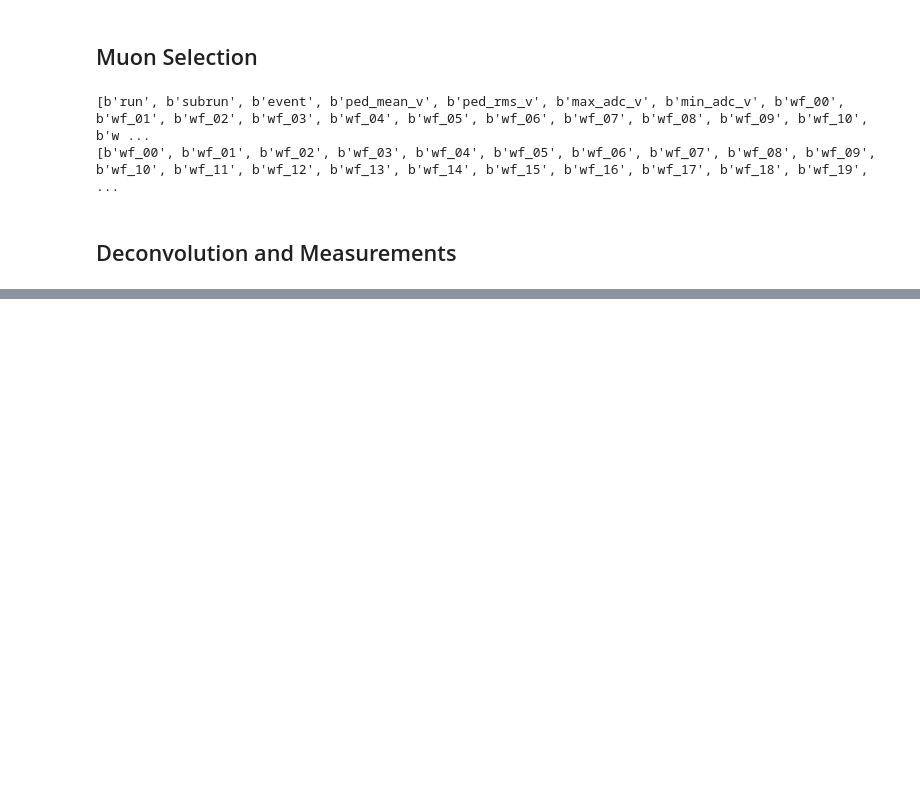
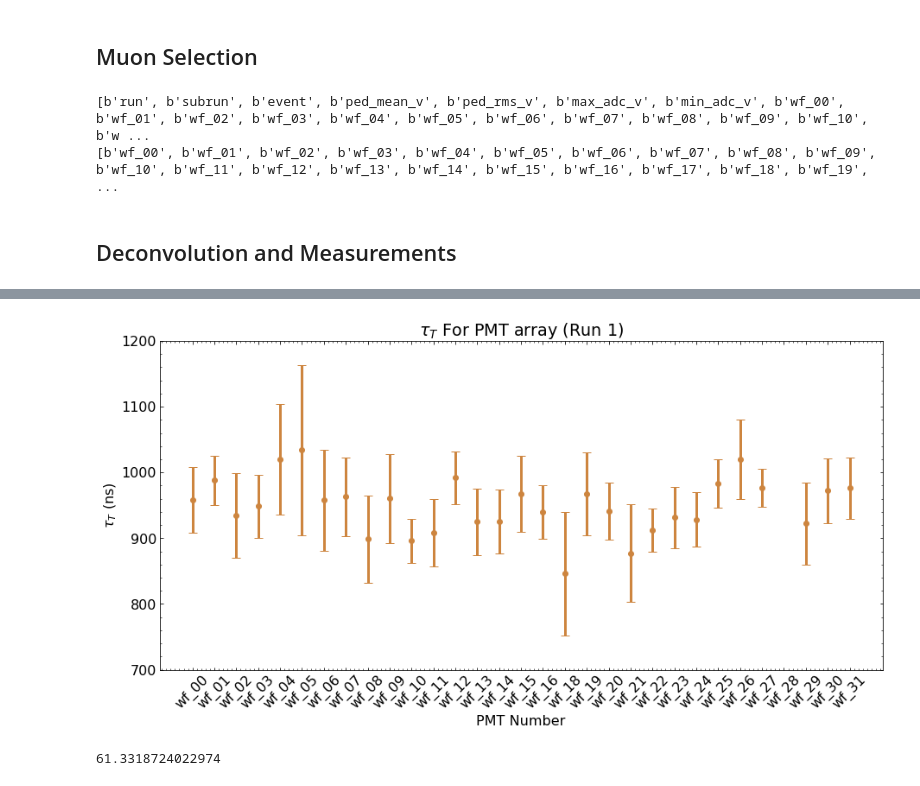
Before and after one commit to EdgarMao/latelight, a Jupyter notebook: latelight_modular.ipynb, the cells around one changed output, grey strips where cells are left out. Saved outputs shown, nothing was run; the diff lists cells and outputs as text; code cells hidden in the pictures; blank space fills up the shorter version.

```diff
--- a/latelight_modular.ipynb
+++ b/latelight_modular.ipynb
@@ -550,0 +556,21 @@ plt.show()
+# %%
+# Plotting result from a specific fitting time range
+
+# Time range to plot
+tr = 6 #(30,90)
+
+fig, ax = plt.subplots(figsize =(15, 7))
+plt.errorbar([j for j in range(len(pars_li))], [pars_li[j][:,1][tr][0]*15.625 for j in range(len(pars_li))], yerr=[pars_li[j][:,2][tr][0]*15.625 for j in range(len(pars_li))], ls="None", capsize=5., marker="o", color="peru")
+plt.xticks(np.arange(len(pars_li)), [i.decode("utf-8") for i in wffile_keys], rotation=45)
+#plt.legend()
+plt.title(r"$\tau_T$ For PMT array (Run 1)")
+plt.xlabel("PMT Number")
+plt.ylabel(r"$\tau_T$ (ns)")
+plt.ylim(700,1200)
+plt.show()
+# %% [output]
+[figure, added]
+# %%
+print(pars_li[0][:,1][6][0])
+# %% [output]
+61.3318724022974
```
Also changed, not shown: parts of 6 cells of this notebook.
